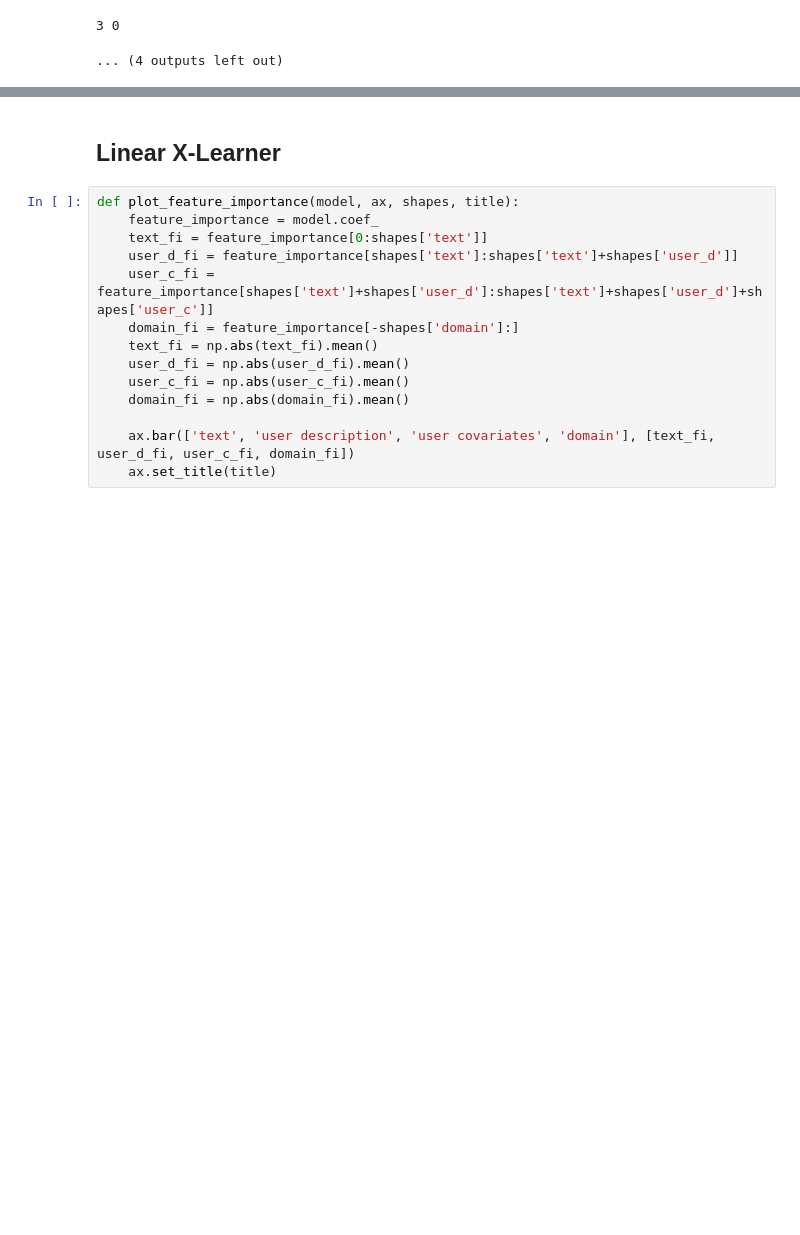
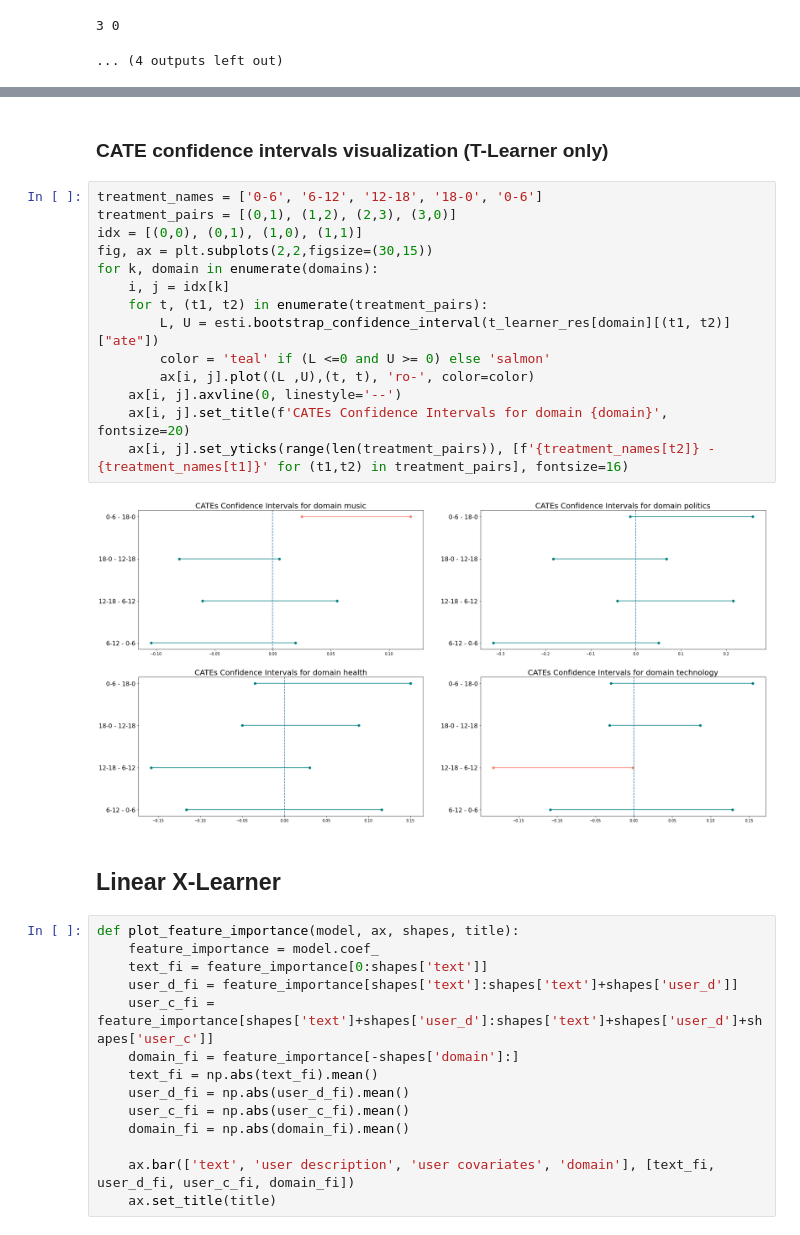
Before and after one commit to omermadmon/CausalInferenceProject, a Jupyter notebook: Estimation.ipynb, the cells around one changed output, grey strips where cells are left out. Drawn from its saved outputs; the diff is of its cells as text; blank space fills up the shorter version.

```diff
--- a/Estimation.ipynb
+++ b/Estimation.ipynb
@@ -142,3 +189,21 @@ test_mse_1 [0.48038700131257356, 1.6731051102291659]
+# %% [markdown]
+### CATE confidence intervals visualization (T-Learner only)
+# %%
+treatment_names = ['0-6', '6-12', '12-18', '18-0', '0-6']
+treatment_pairs = [(0,1), (1,2), (2,3), (3,0)]
+idx = [(0,0), (0,1), (1,0), (1,1)]
+fig, ax = plt.subplots(2,2,figsize=(30,15))
+for k, domain in enumerate(domains):
+    i, j = idx[k]
+    for t, (t1, t2) in enumerate(treatment_pairs):
+        L, U = esti.bootstrap_confidence_interval(t_learner_res[domain][(t1, t2)]["ate"])
+        color = 'teal' if (L <=0 and U >= 0) else 'salmon'
+        ax[i, j].plot((L ,U),(t, t), 'ro-', color=color)
+    ax[i, j].axvline(0, linestyle='--')
+    ax[i, j].set_title(f'CATEs Confidence Intervals for domain {domain}', fontsize=20)
+    ax[i, j].set_yticks(range(len(treatment_pairs)), [f'{treatment_names[t2]} - {treatment_names[t1]}' for (t1,t2) in treatment_pairs], fontsize=16)
+# %% [output]
+[figure, added]
 # %% [markdown]
 ## Linear X-Learner
 # %%
```
Also changed, not shown: parts of 5 cells of this notebook.
